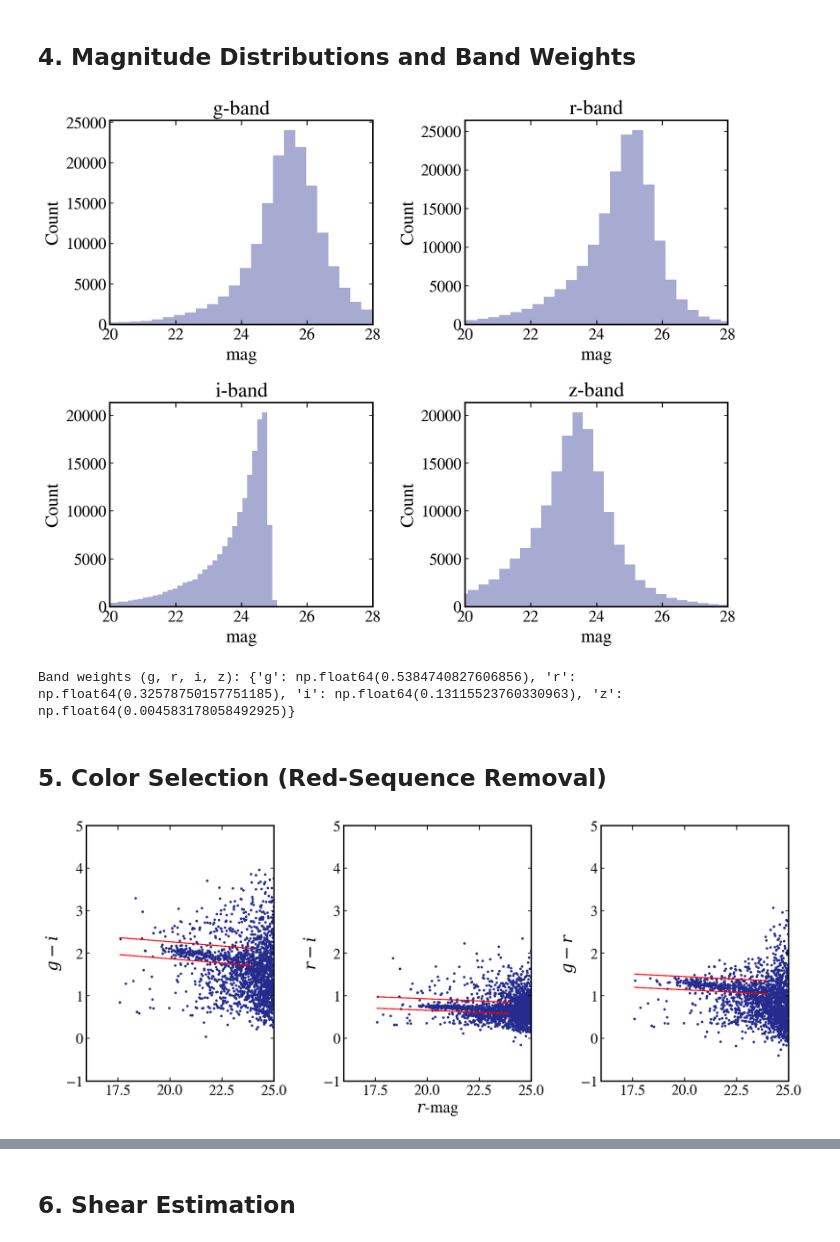
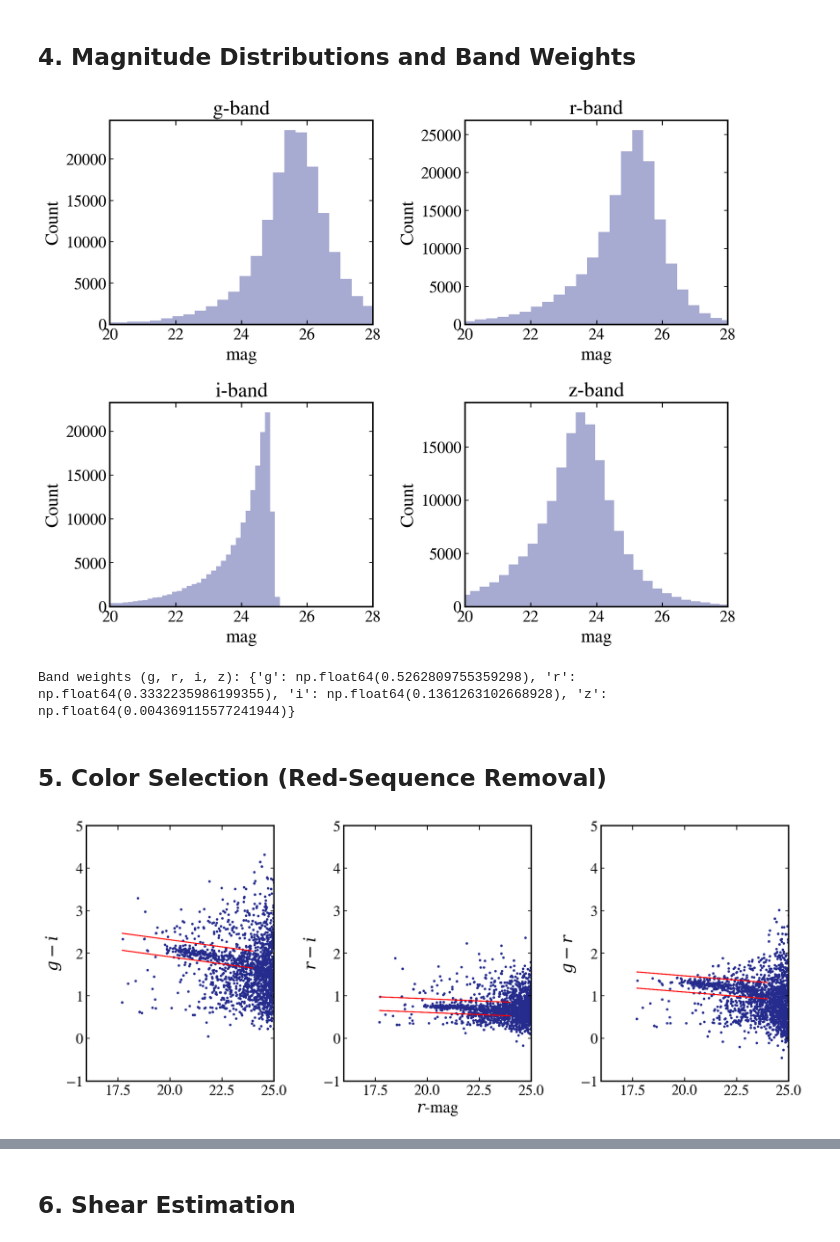
Before and after one commit to LSSTDESC/AnaCal_DESCNote, a Jupyter notebook: notebooks/cell_comcam/a360/abell360_cluster_cell.ipynb, the cells around one changed output, grey strips where cells are left out. Saved outputs shown, nothing was run; the diff lists cells and outputs as text; code cells hidden in the pictures.

Commit message:
update cell examples

```diff
--- a/notebooks/cell_comcam/a360/abell360_cluster_cell.ipynb
+++ b/notebooks/cell_comcam/a360/abell360_cluster_cell.ipynb
@@ -79,7 +84,10 @@ print(tp_dict)
 # %% [output]
 {10463: [30, 40, 50, 60, 70, 80, 90, 31, 41, 51, 61, 71, 81, 91, 32, 42, 52, 62, 72, 82, 92, 33, 43, 53, 63, 73, 83, 93, 34, 44, 54, 64, 74, 84, 94], 10704: [0, 1, 2, 3, 4, 5], 10464: [37, 47, 57, 67, ...
 # %%
-# Load catalogs from butler
+# Load per-patch (pre-merge) AnaCal catalogs from butler. These are the
+# direct outputs of MeasureCellCoaddsPipe; the multi-band shapelet
+# combination, photo-z join, and WCS distortion correction normally
+# performed by MergePipe are reproduced inline below.
 anacal_tables = []
 mag_zero = 31.4
 for tid in tp_dict:
@@ -101,9 +109,10 @@ for tid in tp_dict:
 anacal_table = vstack(anacal_tables)
 print(f"\nTotal objects: {len(anacal_table)}")
 
-# Compute magnitudes from flux_gauss2
+# Compute magnitudes from flux_fpfs1 (m00-derived Gaussian-aperture flux,
+# emitted by MeasureCellCoaddsPipe in the photoZPipe-compatible schema).
 for band in ["g", "r", "i", "z"]:
-    flux = anacal_table[f"{band}_flux_gauss2"]
+    flux = anacal_table[f"{band}_flux_fpfs1"]
     valid = flux > 0
     anacal_table[f"{band}_mag"] = np.full(len(anacal_table), np.nan)
     anacal_table[f"{band}_mag"][valid] = mag_zero - np.log10(flux[valid]) * 2.5
@@ -169,7 +178,7 @@ test_pid = tp_dict[test_tid][0]
 mask_refs = list(obs_butler.registry.queryDatasets(
     "deep_coadd_cell_systematics_mask",
     where=f"skymap='lsst_cells_v1' AND tract={test_tid} AND patch={test_pid}",
-    collections=[anacal_collection],
+    collections=[ingest_collection],
 ))
 if mask_refs:
     mask_arr = obs_butler.get(mask_refs[0]).getArray()
@@ -196,49 +205,51 @@ for ax, band in zip(axes.ravel(), ["g", "r", "i", "z"]):
     ax.set_xlim(20, 28)
 plt.tight_layout(); plt.show()
 # %% [output]
-[figure, old version]
+[figure, new version]
 # %%
-# Band weights from inverse variance of flux_gauss2
-wlist = np.array([1.0 / np.median(anacal_table[f"{b}_flux_gauss2_err"])**2 for b in "griz"])
+# Band weights from inverse variance of flux_fpfs1
+wlist = np.array(
+    [1.0 / np.median(anacal_table[f"{b}_flux_fpfs1_err"]) ** 2 for b in "griz"]
+)
 wlist /= wlist.sum()
 print("Band weights (g, r, i, z):", dict(zip("griz", wlist)))
 # %% [output]
-Band weights (g, r, i, z): {'g': np.float64(0.5384740827606856), 'r': np.float64(0.32578750157751185), 'i': np.float64(0.13115523760330963), 'z': np.float64(0.004583178058492925)}
+Band weights (g, r, i, z): {'g': np.float64(0.5262809755359298), 'r': np.float64(0.3332235986199355), 'i': np.float64(0.1361263102668928), 'z': np.float64(0.004369115577241944)}
 # %% [markdown]
 ## 5. Color Selection (Red-Sequence Removal)
 # %%
 mag_lim = 24
-gi_lims, ri_lims, gr_lims = (0.20, -0.20), (0.12, -0.15), (0.15, -0.16)
+gi_lims, ri_lims, gr_lims = (0.30, -0.10), (0.12, -0.20), (0.20, -0.18)
 color_gi = anacal_table['g_mag'] - anacal_table['i_mag']
 color_ri = anacal_table['r_mag'] - anacal_table['i_mag']
 color_gr = anacal_table['g_mag'] - anacal_table['r_mag']
-gi_line = (anacal_table['r_mag'] - 18) * (-0.20/5) + 2.15
+gi_line = (anacal_table['r_mag'] - 18) * (-0.20/3) + 2.15
 ri_line = (anacal_table['r_mag'] - 18) * (-0.1/5) + .85
-gr_line = (anacal_table['r_mag'] - 18) * (-0.12/5) + 1.35
+gr_line = (anacal_table['r_mag'] - 18) * (-0.12/3) + 1.35
 
 gi_redseq = (color_gi < gi_line + gi_lims[0]) & (color_gi > gi_line + gi_lims[1]) & (anacal_table['r_mag'] < mag_lim)
 ri_redseq = (color_ri < ri_line + ri_lims[0]) & (color_ri > ri_line + ri_lims[1]) & (anacal_table['r_mag'] < mag_lim)
 gr_redseq = (color_gr < gr_line + gr_lims[0]) & (color_gr > gr_line + gr_lims[1]) & (anacal_table['r_mag'] < mag_lim)
 counts = gi_redseq.astype(int) + ri_redseq.astype(int) + gr_redseq.astype(int)
 
 dist = np.sqrt(((anacal_table['ra'] - ra_bcg) * np.cos(np.deg2rad(dec_bcg)))**2 + (anacal_table['dec'] - dec_bcg)**2)
 mm = dist < 0.1
 mag = anacal_table["r_mag"]
 
 fig, axes = plt.subplots(1, 3, figsize=(12, 5), sharex=True)
 for ax, col, line, lims, ylabel in zip(
     axes, [color_gi, color_ri, color_gr], [gi_line, ri_line, gr_line],
     [gi_lims, ri_lims, gr_lims], [r"$g - i$", r"$r - i$", r"$g - r$"]
 ):
     ax.scatter(mag[mm], col[mm], s=3.0)
     sel = mm & (mag < mag_lim)
     ax.plot(mag[sel], line[sel] + lims[0], 'r', lw=1)
     ax.plot(mag[sel], line[sel] + lims[1], 'r', lw=1)
     ax.set_ylabel(ylabel); ax.set_xlim(16, 25); ax.set_ylim(-1, 5)
 axes[1].set_xlabel(r"$r$-mag")
 plt.tight_layout(); plt.show()
 # %% [output]
-[figure, old version]
+[figure, new version]
 # %%
 # Apply quality and color cuts
 msk = np.logical_and.reduce((
```
Also changed, not shown: parts of 6 cells of this notebook, 4 other files.
